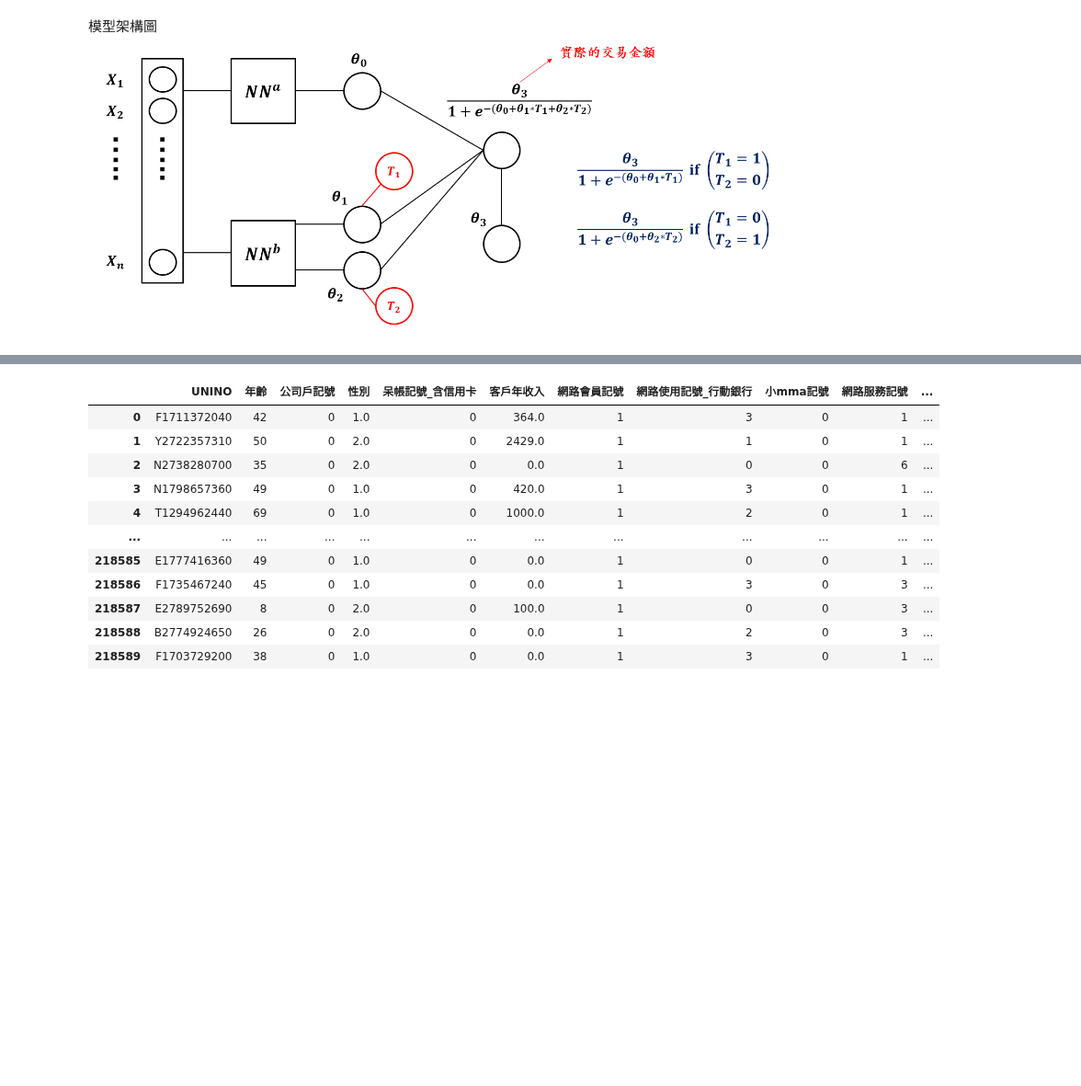
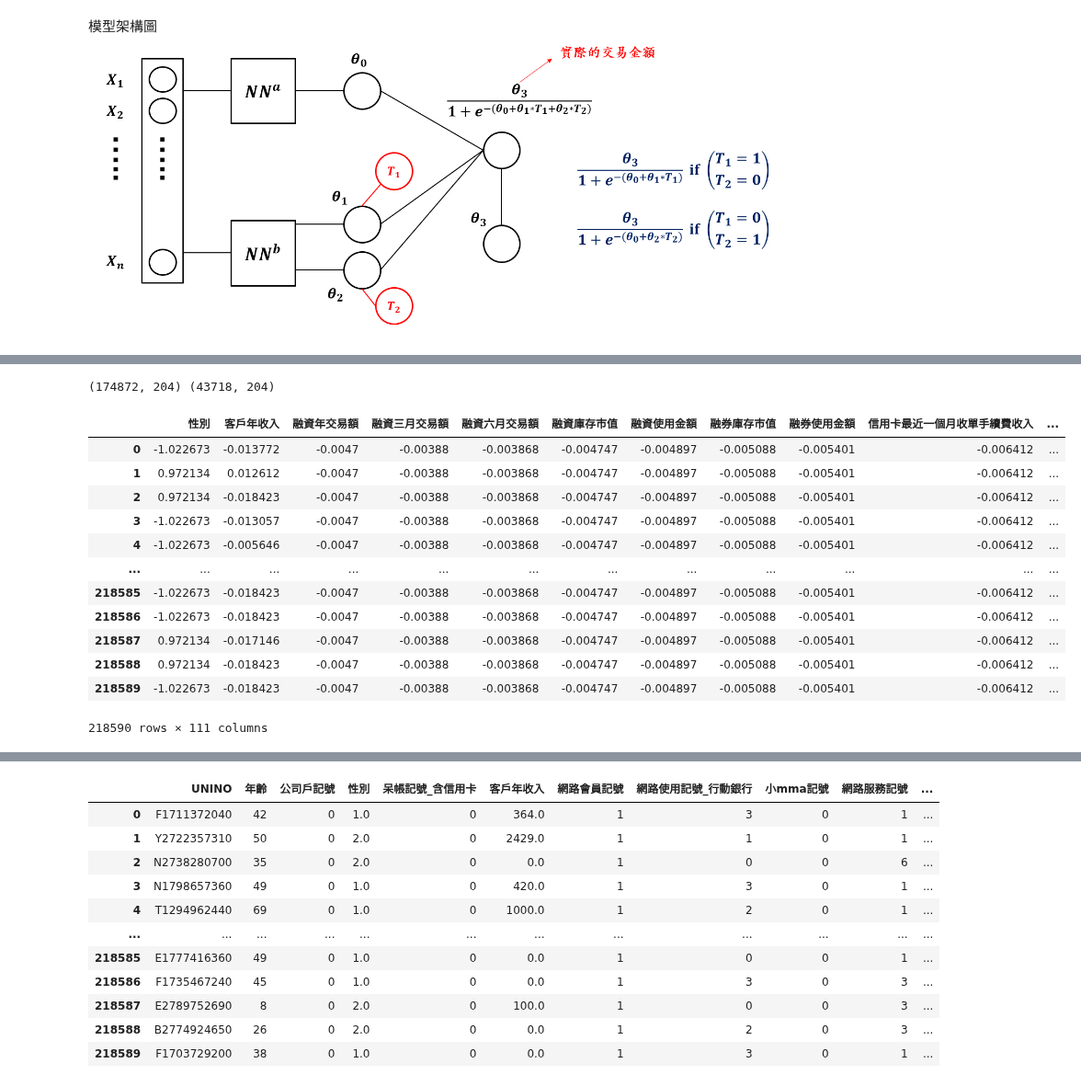
Before and after one commit to sssylvia0/Uplift_Model, a Jupyter notebook: NN.ipynb, the cells around one changed output, grey strips where cells are left out. Shown at 92% size. Cells and saved outputs as stored; diff of their text form; code cells hidden in the pictures; blank space fills up the shorter version.

```diff
--- a/NN.ipynb
+++ b/NN.ipynb
@@ -17,0 +99,41 @@ Mounted at /content/drive
+# %%
+#Normalize
+from sklearn.model_selection import train_test_split
+from sklearn.preprocessing import StandardScaler
+
+# Exclude non-numeric columns if any
+numeric_cols = df.select_dtypes(include=['float64']).columns #139
+
+# Initialize StandardScaler
+scaler = StandardScaler()
+# Fit scaler on the entire numeric data
+scaler.fit(df[numeric_cols])
+df[numeric_cols].append(df[num_cols])
+# Transform the entire numeric data
+df[numeric_cols] = scaler.transform(df[numeric_cols])
+
+# Split the data into training and testing sets
+train, test = train_test_split(df, test_size=0.2, random_state=42)
+# Drop the 'UNINO' column from both train and test sets
+train.drop(['UNINO'], axis=1, inplace=True)
+test.drop(['UNINO'], axis=1, inplace=True)
+
+print(train.shape, test.shape)
+# %% [output]
+(174872, 204) (43718, 204)
+# %%
+df[numeric_cols]
+# %% [output]
+|  | 性別 | 客戶年收入 | 融資年交易額 | 融資三月交易額 | 融資六月交易額 | 融資庫存市值 | 融資使用金額 | 融券庫存市值 | 融券使用金額 | 信用卡最近一個月收單手續費收入 | ... |
+| 0 | -1.022673 | -0.013772 | -0.0047 | -0.00388 | -0.003868 | -0.004747 | -0.004897 | -0.005088 | -0.005401 | -0.006412 | ... |
+| 1 | 0.972134 | 0.012612 | -0.0047 | -0.00388 | -0.003868 | -0.004747 | -0.004897 | -0.005088 | -0.005401 | -0.006412 | ... |
+| 2 | 0.972134 | -0.018423 | -0.0047 | -0.00388 | -0.003868 | -0.004747 | -0.004897 | -0.005088 | -0.005401 | -0.006412 | ... |
+| 3 | -1.022673 | -0.013057 | -0.0047 | -0.00388 | -0.003868 | -0.004747 | -0.004897 | -0.005088 | -0.005401 | -0.006412 | ... |
+| 4 | -1.022673 | -0.005646 | -0.0047 | -0.00388 | -0.003868 | -0.004747 | -0.004897 | -0.005088 | -0.005401 | -0.006412 | ... |
+| ... | ... | ... | ... | ... | ... | ... | ... | ... | ... | ... | ... |
+| 218585 | -1.022673 | -0.018423 | -0.0047 | -0.00388 | -0.003868 | -0.004747 | -0.004897 | -0.005088 | -0.005401 | -0.006412 | ... |
+| 218586 | -1.022673 | -0.018423 | -0.0047 | -0.00388 | -0.003868 | -0.004747 | -0.004897 | -0.005088 | -0.005401 | -0.006412 | ... |
+| 218587 | 0.972134 | -0.017146 | -0.0047 | -0.00388 | -0.003868 | -0.004747 | -0.004897 | -0.005088 | -0.005401 | -0.006412 | ... |
+| 218588 | 0.972134 | -0.018423 | -0.0047 | -0.00388 | -0.003868 | -0.004747 | -0.004897 | -0.005088 | -0.005401 | -0.006412 | ... |
+| 218589 | -1.022673 | -0.018423 | -0.0047 | -0.00388 | -0.003868 | -0.004747 | -0.004897 | -0.005088 | -0.005401 | -0.006412 | ... |
+218590 rows × 111 columns
```
Also changed, not shown: parts of 36 cells of this notebook.
